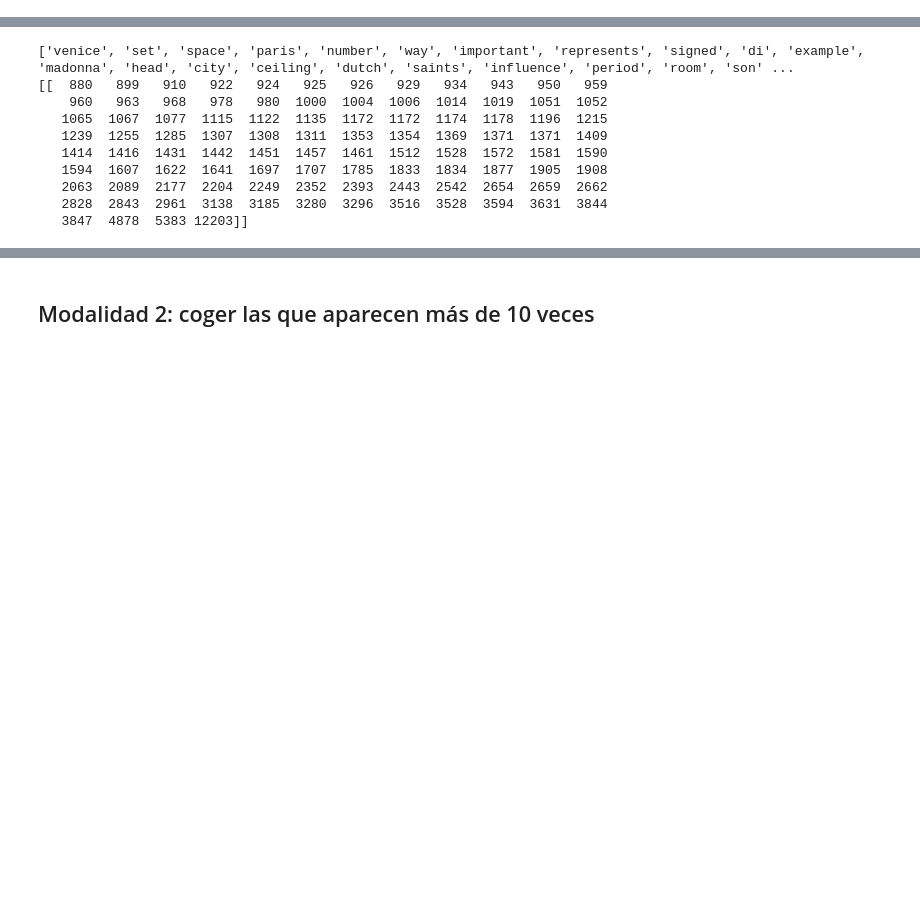
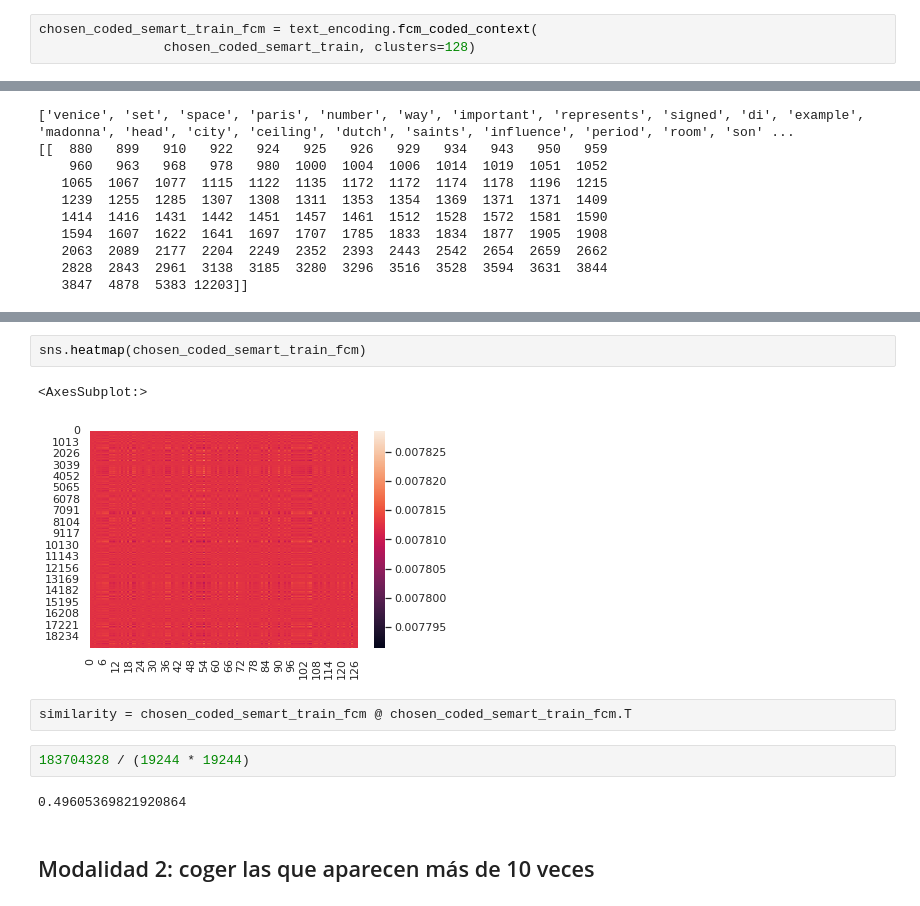
Before and after one commit to Fuminides/context-art-classification, a Jupyter notebook: Context Annotation Analysis.ipynb, the cells around one changed output, grey strips where cells are left out. Saved outputs shown, nothing was run; the diff lists cells and outputs as text; blank space fills up the shorter version.

```diff
--- a/Context Annotation Analysis.ipynb
+++ b/Context Annotation Analysis.ipynb
@@ -21,3 +55,6 @@ chosen_coded_semart_train, chosen_coded_semart_val, chosen_coded_semart_test, wo
+# %%
+chosen_coded_semart_train_fcm = text_encoding.fcm_coded_context(
+                chosen_coded_semart_train, clusters=128)
 # %%
 word_names
 # %% [output]
@@ -64,3 +131,14 @@ plt.plot(np.sort(chosen_coded_semart_train.mean(axis=1), axis=0))
+# %%
+sns.heatmap(chosen_coded_semart_train_fcm)
+# %% [output]
+<AxesSubplot:>
+[figure, added]
+# %%
+similarity = chosen_coded_semart_train_fcm @ chosen_coded_semart_train_fcm.T
+# %%
+183704328 / (19244 * 19244)
+# %% [output]
+0.49605369821920864
 # %% [markdown]
 ## Modalidad 2: coger las que aparecen más de 10 veces
 # %%
```
Also changed, not shown: parts of 20 cells of this notebook, 2 other files.
